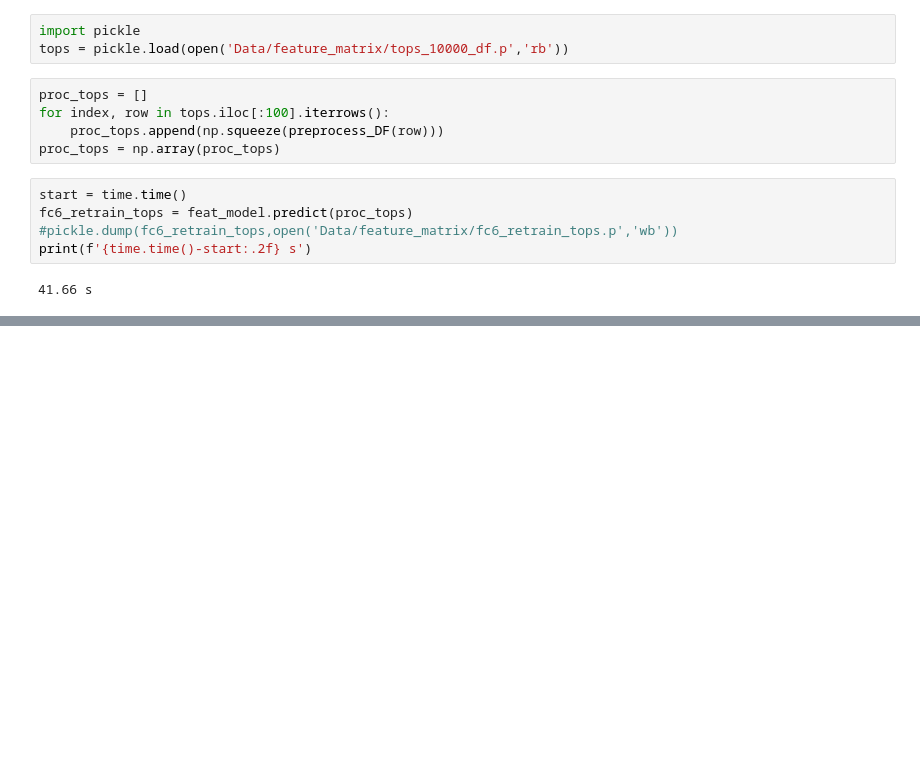
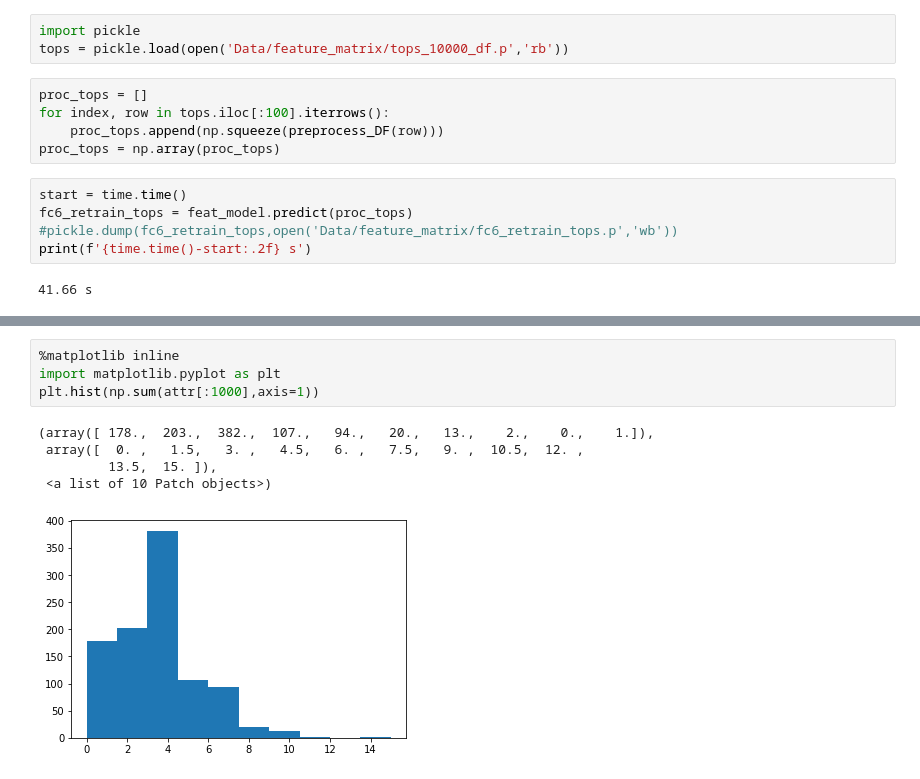
Before and after one commit to datascopeanalytics/DeepProduct, a Jupyter notebook: Deep Fashion Network Re-train.ipynb, the cells around one changed output, grey strips where cells are left out. Saved outputs shown, nothing was run; the diff lists cells and outputs as text; blank space fills up the shorter version.

```diff
--- a/Deep Fashion Network Re-train.ipynb
+++ b/Deep Fashion Network Re-train.ipynb
@@ -155,0 +250,10 @@ array([[  0.00000000e+00,   0.00000000e+00,   6.43580884e+13, ...,
+# %%
+%matplotlib inline
+import matplotlib.pyplot as plt
+plt.hist(np.sum(attr[:1000],axis=1))
+# %% [output]
+(array([ 178.,  203.,  382.,  107.,   94.,   20.,   13.,    2.,    0.,    1.]),
+ array([  0. ,   1.5,   3. ,   4.5,   6. ,   7.5,   9. ,  10.5,  12. ,
+         13.5,  15. ]),
+ <a list of 10 Patch objects>)
+[figure, added]
```
Also changed, not shown: parts of 20 cells of this notebook, 2 other files.
